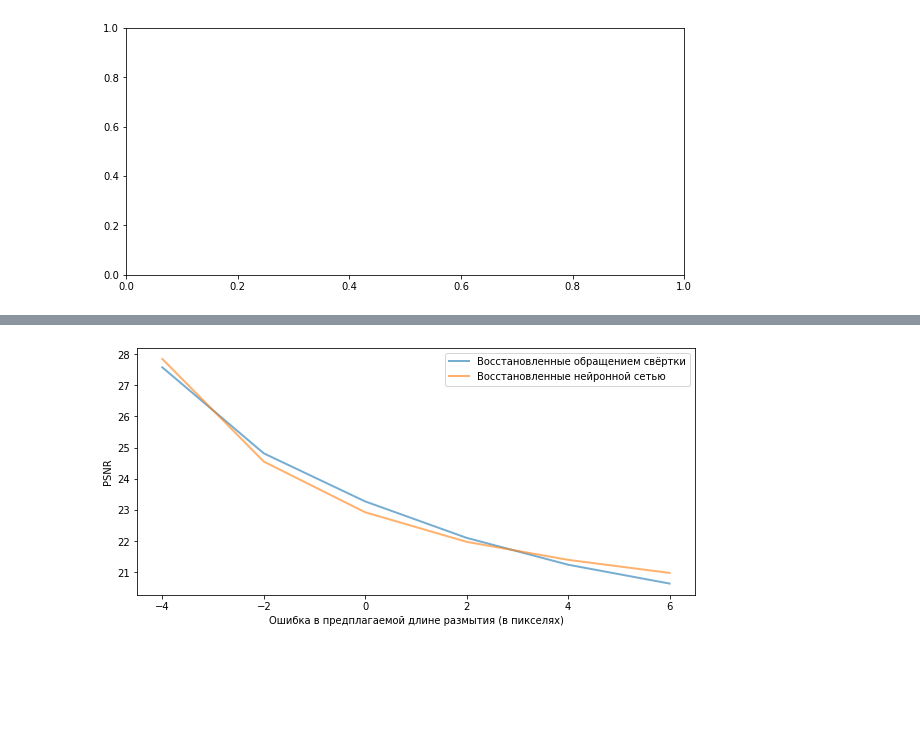
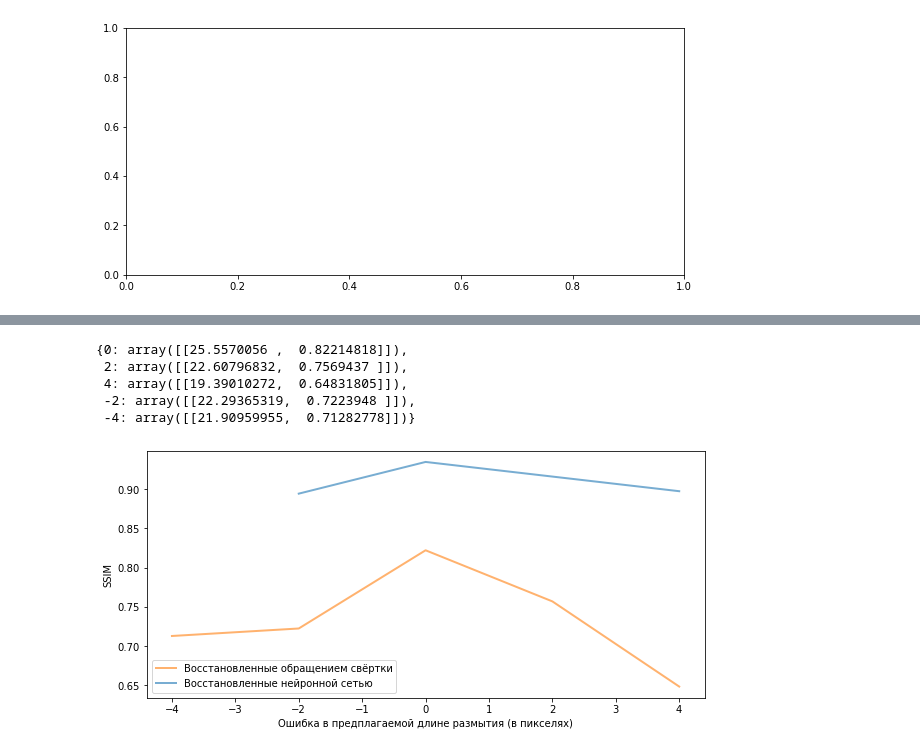
Before and after one commit to lePossum/Diploma, a Jupyter notebook: np_windows.ipynb, the cells around one changed output, grey strips where cells are left out. Saved outputs shown, nothing was run; the diff lists cells and outputs as text; code cells hidden in the pictures; blank space fills up the shorter version.

```diff
--- a/np_windows.ipynb
+++ b/np_windows.ipynb
@@ -737,29 +608,63 @@ for idx in ['07']:
+# %%
+d_deconv = '.\\MyStuff\\results\dates\\04_19\deconv\\fixed_angle\\good stats\\'
+lst = os.listdir(d_deconv)
+result_deconv = dict()
+for idx in lst:
+    another_dir = d_deconv + idx
+    paths = os.listdir(another_dir)
+    metrics = []
+    for name in paths:
+        cur_blurred = prepare_img1(plt.imread(os.path.join(another_dir, name)))[:600, :600]
+        metrics.append(np.array([PSNR(orig_img, cur_blurred), SSIM(orig_img, cur_blurred, multichannel=True)]))
+    result_deconv[int(idx[-2:])] = np.array(metrics)
+# %%
+result_deconv
+# %% [output]
+{0: array([[25.5570056 ,  0.82214818]]),
+ 2: array([[22.60796832,  0.7569437 ]]),
+ 4: array([[19.39010272,  0.64831805]]),
+ -2: array([[22.29365319,  0.7223948 ]]),
+ -4: array([[21.90959955,  0.71282778]])}
+# %%
+d_nn = '.\\MyStuff\\results\dates\\04_28\\nn\\'
+lst = os.listdir(d_nn)
+result_nn = dict()
+for idx in lst:
+    another_dir = d_nn + idx
+    paths = os.listdir(another_dir)
+    result_nn[int(idx[-2:]) - int(idx[1:3])] = calc_metrics(another_dir, orig_img_dir)
 # %%
-nn_keys = list(result_nn['07'])
-nn_values = [result_nn['07'][key] for key in nn_keys]
+nn_keys = sorted(list(result_nn))
+nn_values = [result_nn[key] for key in nn_keys]
 # %%
-dec_keys = list(result_deconv[7])
-dec_values = [result_deconv[7][key] for key in dec_keys]
+dec_keys = sorted(list(result_deconv))
+dec_values =   [result_deconv[key].mean(axis=0) for key in dec_keys]
 # %%
 fig = plt.figure(figsize=(10,10))
 ax1 = fig.add_subplot(2, 1, 1)
 lines = []
 metric = 'PSNR'
+metric = 'SSIM'
 # for num, cur_len in enumerate(dec_keys):
 
-line_dec,  = ax1.plot([int(a) for a in dec_keys], [v[metric] for v in dec_values],  lw=2, alpha=0.6)
-line_nn,  = ax1.plot([int(a) for a in dec_keys],  [v[metric] for v in nn_values],    lw=2, alpha=0.6)
+# line_dec,  = ax1.plot([int(a) for a in dec_keys], [v[metric] for v in dec_values],  lw=2, alpha=0.6)
+line_nn,  = ax1.plot([int(a) for a in nn_keys],  [v[metric] for v in nn_values],    lw=2, alpha=0.6)
+
+line_dec,  = ax1.plot([int(a) for a in dec_keys], [v[0 if metric == 'PSNR' else 1] for v in dec_values],  lw=2, alpha=0.6)
+# line_nn,  = ax1.plot([int(a) for a in nn_keys],  [v[0 if metric == 'PSNR' else 1] for v in nn_values],    lw=2, alpha=0.6)
 
 lines.append(line_dec)
 lines.append(line_nn)
 
 ax1.legend(lines, ['Восстановленные обращением свёртки', 'Восстановленные нейронной сетью'])
 
 # ax1.set_title('Метрики при разной ошибке (при зафиксированной длине размытия в ' + str(dec_keys[num])+ ')')
+# ax1.set_xlabel('Ошибка в предплагаемом угле размытия (в градусах)')
 ax1.set_xlabel('Ошибка в предплагаемой длине размытия (в пикселях)')
 ax1.set_ylabel(metric)
 
-plt.savefig(os.path.join('.', metric))
+plt.savefig(os.path.join('.', os.path.join(save_dir_plots, metric )))
+# plt.savefig(os.path.join('.', os.path.join(save_dir_plots,metric + '_a_' + idx)))
 # plt.cla()
 # %% [output]
-[figure, old version]
+[figure, new version]
```
Also changed, not shown: parts of 34 cells of this notebook, 5 other files.
